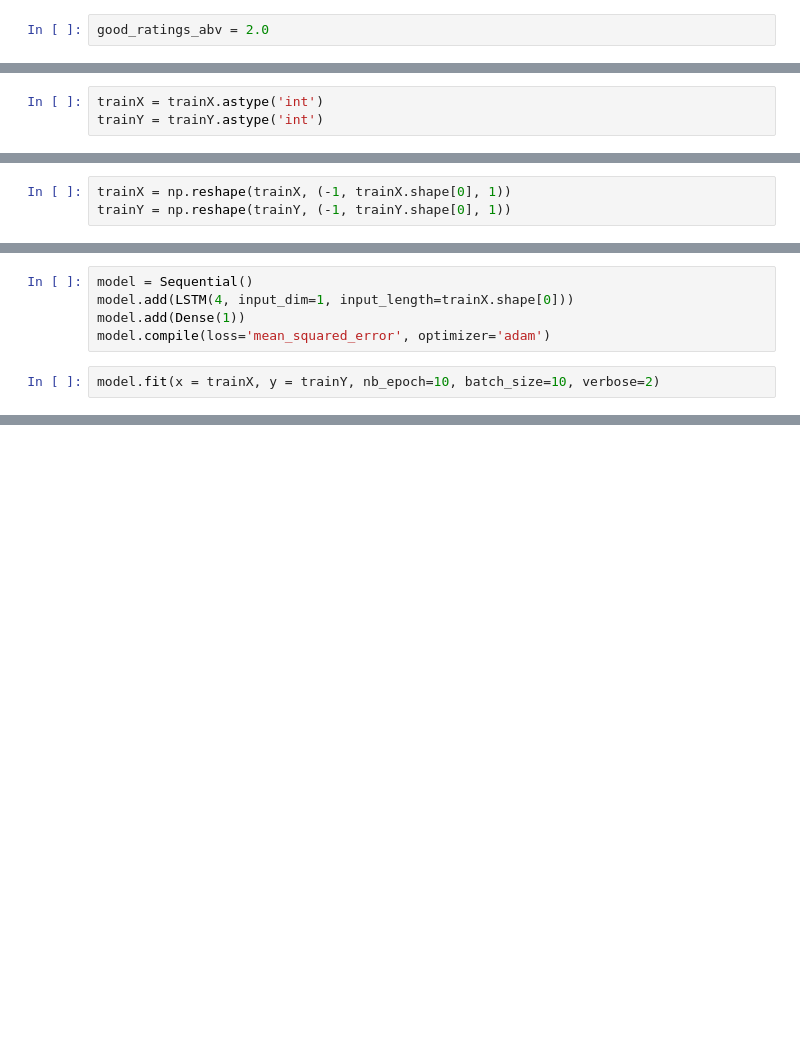
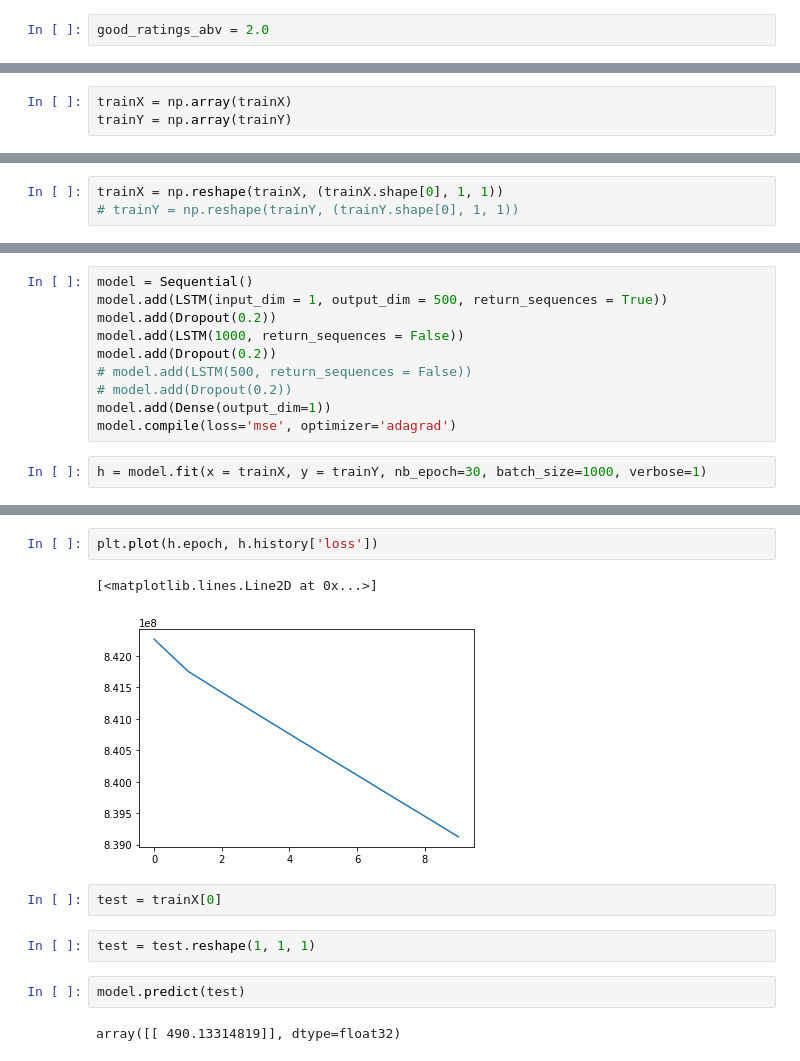
Before and after one commit to karanrshastri/RecommendationSystem, a Jupyter notebook: notebooks/01_rnn_keras.ipynb, the cells around one changed output, grey strips where cells are left out. Cells and saved outputs as stored; diff of their text form; blank space fills up the shorter version.

```diff
--- a/notebooks/01_rnn_keras.ipynb
+++ b/notebooks/01_rnn_keras.ipynb
@@ -39,3 +30,3 @@ for uid in data.userId.unique():
 # %%
-trainX = trainX.astype('int')
-trainY = trainY.astype('int')
+trainX = np.array(trainX)
+trainY = np.array(trainY)
@@ -42,3 +37,3 @@ trainY = trainY.astype('int')
 # %%
-trainX = np.reshape(trainX, (-1, trainX.shape[0], 1))
-trainY = np.reshape(trainY, (-1, trainY.shape[0], 1))
+trainX = np.reshape(trainX, (trainX.shape[0], 1, 1))
+# trainY = np.reshape(trainY, (trainY.shape[0], 1, 1))
@@ -48,8 +44,13 @@ from keras.models import Sequential
 # %%
 model = Sequential()
-model.add(LSTM(4, input_dim=1, input_length=trainX.shape[0]))
-model.add(Dense(1))
-model.compile(loss='mean_squared_error', optimizer='adam')
+model.add(LSTM(input_dim = 1, output_dim = 500, return_sequences = True))
+model.add(Dropout(0.2))
+model.add(LSTM(1000, return_sequences = False))
+model.add(Dropout(0.2))
+# model.add(LSTM(500, return_sequences = False))
+# model.add(Dropout(0.2))
+model.add(Dense(output_dim=1))
+model.compile(loss='mse', optimizer='adagrad')
 # %%
-model.fit(x = trainX, y = trainY, nb_epoch=10, batch_size=10, verbose=2)
+h = model.fit(x = trainX, y = trainY, nb_epoch=30, batch_size=1000, verbose=1)
 # %% [output]
@@ -56,0 +84,13 @@ ValueError: Error when checking model input: expected lstm_input_6 to have shape
+# %%
+plt.plot(h.epoch, h.history['loss'])
+# %% [output]
+[<matplotlib.lines.Line2D at 0x...>]
+[figure, added]
+# %%
+test = trainX[0]
+# %%
+test = test.reshape(1, 1, 1)
+# %%
+model.predict(test)
+# %% [output]
+array([[ 490.13314819]], dtype=float32)
```
Also changed, not shown: parts of 11 cells of this notebook.
